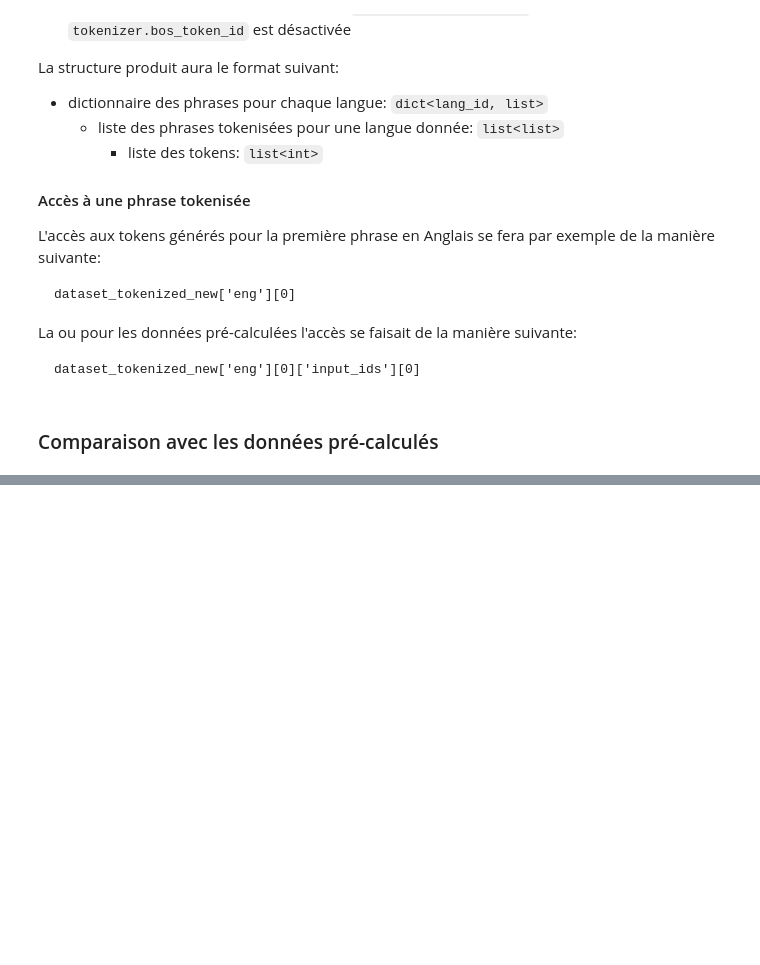
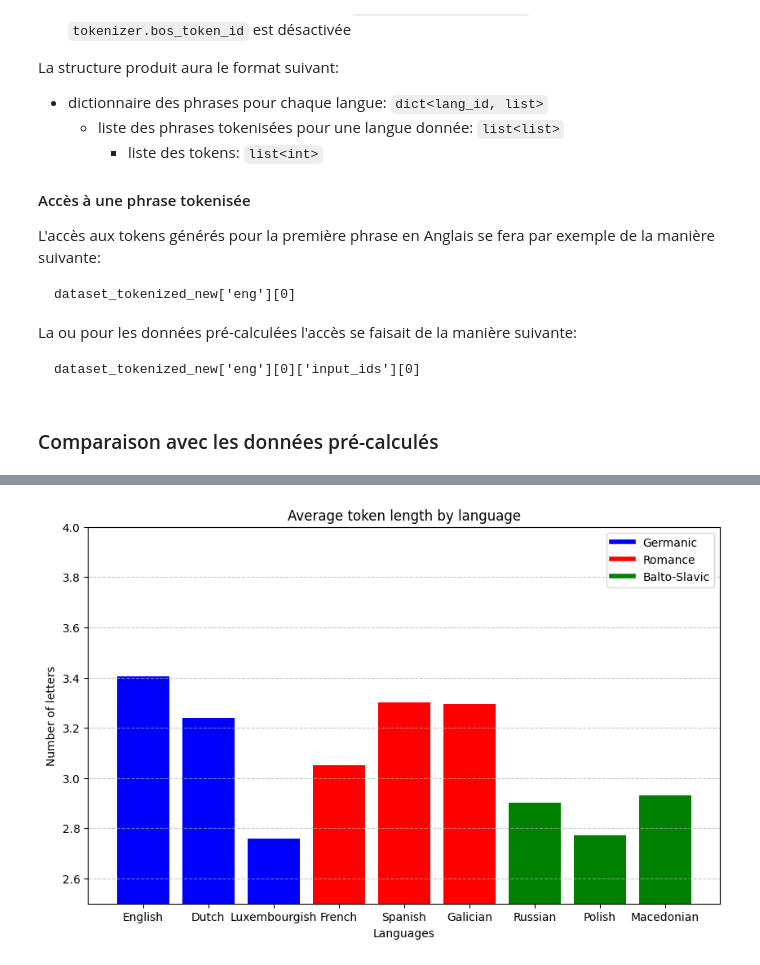
Before and after one commit to coumbaseck17/tokenizer-analysis, a Jupyter notebook: projetBDA.ipynb, the cells around one changed output, grey strips where cells are left out. Saved outputs shown, nothing was run; the diff lists cells and outputs as text; code cells hidden in the pictures; blank space fills up the shorter version.

```diff
--- a/projetBDA.ipynb
+++ b/projetBDA.ipynb
@@ -98,9 +133,15 @@ dataset = dict()
 # Construction du chemin vers le jeu de données à partir de la partition choisie
 split_base_path = os.path.join(FLORES_DATASET_PATH, SPLIT)
 
+lang_ids = []
+lang_names = []
+lang_family = []
 
 # Pour chaque langue identifié par l'index du tableau lang_info_list
 for lang_id, lang_info in lang_info_list.iterrows():
+    lang_ids.append(lang_id)
+    lang_names.append(lang_info['lang_name'])
+    lang_family.append(lang_info['lang_family'])
 
     # Construction du chemin vers le fichier listant les phrases pour la langue "lang_id"
     file_path = os.path.join(split_base_path,  '{:}.{:}'.format(lang_info['lang_script'], SPLIT))
@@ -298,7 +433,7 @@ sentence_encoded
 ### Décodage token par token d'une phrase
 # %%
 # Choix de la langue pour la phrase
-lang_id = 'eng'
+lang_id = 'rus'
 
 # Choix du numéro de phrase
 sentence_index = 0
@@ -439,0 +572,12 @@ plt.show()
+# %%
+avgLengthToken = []
+
+for lang_id in lang_ids:
+    totalTokenLength = nbTokens = 0
+    for sentence_index in range(len(dataset_tokenized[lang_id])):
+        for token_id in dataset_tokenized[lang_id][sentence_index]['input_ids'][0]:
+            decoded_token = tokenizer.decode([token_id], skip_special_tokens=True)
+            nbTokens += 1
+            totalTokenLength += len(decoded_token)
+    avgLengthToken.append(totalTokenLength / nbTokens)
+    print(lang_id + ' : ' + str(totalTokenLength / nbTokens))
@@ -439,0 +594,28 @@ plt.show()
+# %%
+# Définition des couleurs en fonction des familles de langues
+family_colors = {
+    'Germanic': 'blue',
+    'Romance': 'red',
+    'Balto-Slavic': 'green'
+}
+colors = [family_colors[family] for family in lang_family]
+
+# Création du bar chart
+plt.figure(figsize=(10, 6))
+plt.bar(lang_names, avgLengthToken, color=colors)
+plt.xlabel('Languages')
+plt.ylabel('Number of letters')
+plt.title('Average token length by language')
+plt.ylim(2.5, 4.0)
+plt.grid(axis='y', linestyle='--', alpha=0.7)
+
+# Ajout de la légende pour les couleurs
+legend_elements = [Line2D([0], [0], color='blue', lw=4, label='Germanic'),
+                   Line2D([0], [0], color='red', lw=4, label='Romance'),
+                   Line2D([0], [0], color='green', lw=4, label='Balto-Slavic')]
+plt.legend(handles=legend_elements)
+
+# Affichage du graphique
+plt.show()
+# %% [output]
+[figure, added]
```
Also changed, not shown: parts of 24 cells of this notebook.
